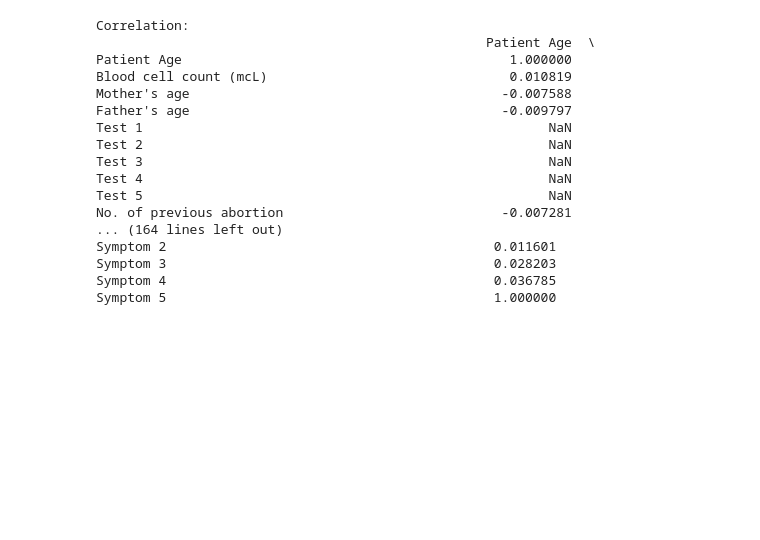
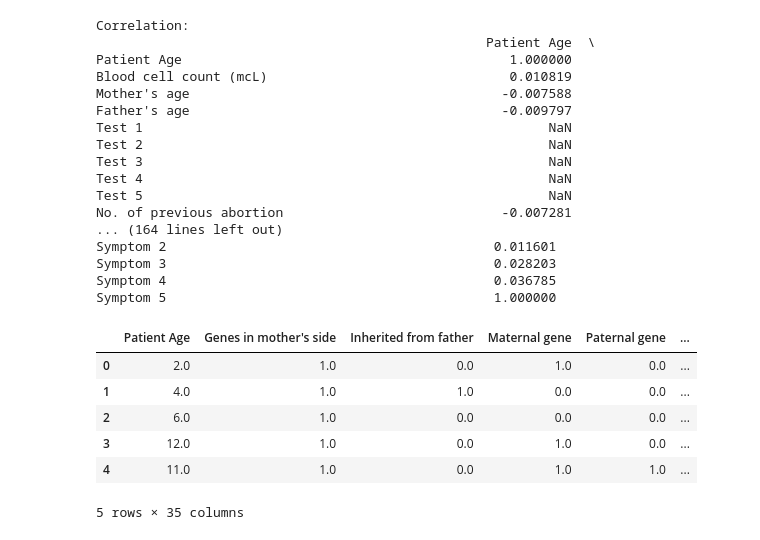
Before and after one commit to DavidHuang0621/Genomes-GeneticDisorders, a Jupyter notebook: EDA.ipynb, the cells around one changed output. Cells and saved outputs as stored; diff of their text form; code cells hidden in the pictures; blank space fills up the shorter version.

```diff
--- a/EDA.ipynb
+++ b/EDA.ipynb
@@ -161,2 +162,2 @@ plt.show()
 # %%
-df.drop(["Birth asphyxia", "Autopsy shows birth defect (if applicable)"], axis=1)
+df.drop(["Birth asphyxia", "Autopsy shows birth defect (if applicable)"], inplace=True, axis=1)
@@ -178,8 +165,8 @@ df.drop(["Birth asphyxia", "Autopsy shows birth defect (if applicable)"], axis=1
 df["Patient Age"].fillna(str(df["Patient Age"].mode().values[0]),inplace=True)
 df["Inherited from father"].fillna(str(df["Inherited from father"].mode().values[0]),inplace=True)
 df["Maternal gene"].fillna(str(df["Maternal gene"].mode().values[0]),inplace=True)
-df["Mother's age"].fillna(str(df["Mother's age"].mode().values[0]),inplace=True)
-df["Father's age"].fillna(str(df["Father's age"].mode().values[0]),inplace=True)
+df["Mother's age"].fillna(df["Mother's age"].mode().values[0],inplace=True)
+df["Father's age"].fillna(df["Father's age"].mode().values[0],inplace=True)
 df["Test 1"].fillna(df["Test 1"].mode().values[0],inplace=True)
 df["Test 2"].fillna(df["Test 2"].mode().values[0],inplace=True)
 df["Test 3"].fillna(df["Test 3"].mode().values[0],inplace=True)
@@ -187,7 +174,6 @@ df["Test 4"].fillna(df["Test 4"].mode().values[0],inplace=True)
 df["Test 5"].fillna(df["Test 5"].mode().values[0],inplace=True)
 df["Respiratory Rate (breaths/min)"].fillna(str(df["Respiratory Rate (breaths/min)"].mode().values[0]),inplace=True)
 df["Heart Rate (rates/min"].fillna(str(df["Heart Rate (rates/min"].mode().values[0]),inplace=True)
-df["Parental consent"].fillna(str(df["Parental consent"].mode().values[0]),inplace=True)
 df["Follow-up"].fillna(str(df["Follow-up"].mode().values[0]),inplace=True)
 df["Gender"].fillna(str(df["Gender"].mode().values[0]),inplace=True)
 df["Folic acid details (peri-conceptional)"].fillna(str(df["Folic acid details (peri-conceptional)"].mode().values[0]),inplace=True)
@@ -201,7 +187,7 @@ df["Symptom 3"].fillna(df["Symptom 3"].mode().values[0],inplace=True)
 df["Symptom 4"].fillna(df["Symptom 4"].mode().values[0],inplace=True)
 df["Symptom 5"].fillna(df["Symptom 5"].mode().values[0],inplace=True)
 df["History of anomalies in previous pregnancies"].fillna(str(df["History of anomalies in previous pregnancies"].mode().values[0]),inplace=True)
-df["No. of previous abortion"].fillna(str(df["No. of previous abortion"].mode().values[0]),inplace=True)
+df["No. of previous abortion"].fillna(df["No. of previous abortion"].mode().values[0],inplace=True)
 df["Birth defects"].fillna(str(df["Birth defects"].mode().values[0]),inplace=True)
 df["White Blood cell count (thousand per microliter)"].fillna(df["White Blood cell count (thousand per microliter)"].median(),inplace=True)
 df["Blood test result"].fillna(str(df["Blood test result"].mode().values[0]),inplace=True)
@@ -275,0 +239,29 @@ Encode_Data["Disorder_Subclass"] = Encode_Func.fit_transform(Encode_Data["Disord
+# %%
+encode_data = df.copy()
+encoder = LabelEncoder()
+
+encode_data["Genes in mother's side"] = encoder.fit_transform(encode_data["Genes in mother's side"])
+encode_data["Inherited from father"] = encoder.fit_transform(encode_data["Inherited from father"])
+encode_data["Maternal gene"] = encoder.fit_transform(encode_data["Maternal gene"])
+encode_data["Paternal gene"] = encoder.fit_transform(encode_data["Paternal gene"])
+encode_data["Mother's age"] = encoder.fit_transform(encode_data["Mother's age"])
+encode_data["Paternal gene"] = encoder.fit_transform(encode_data["Paternal gene"])
+encode_data["Status"] = encoder.fit_transform(encode_data["Status"])
+encode_data["Respiratory Rate (breaths/min)"] = encoder.fit_transform(encode_data["Respiratory Rate (breaths/min)"])
+encode_data["Heart Rate (rates/min"] = encoder.fit_transform(encode_data["Heart Rate (rates/min"])
+encode_data["Follow-up"] = encoder.fit_transform(encode_data["Follow-up"])
+encode_data["Gender"] = encoder.fit_transform(encode_data["Gender"])
+encode_data["Folic acid details (peri-conceptional)"] = encoder.fit_transform(encode_data["Folic acid details (peri-conceptional)"])
+encode_data["H/O serious maternal illness"] = encoder.fit_transform(encode_data["H/O serious maternal illness"])
+encode_data["H/O radiation exposure (x-ray)"] = encoder.fit_transform(encode_data["H/O radiation exposure (x-ray)"])
+encode_data["H/O substance abuse"] = encoder.fit_transform(encode_data["H/O substance abuse"])
+encode_data["Assisted conception IVF/ART"] = encoder.fit_transform(encode_data["Assisted conception IVF/ART"])
+encode_data["History of anomalies in previous pregnancies"] = encoder.fit_transform(encode_data["History of anomalies in previous pregnancies"])
+encode_data["No. of previous abortion"] = encoder.fit_transform(encode_data["No. of previous abortion"])
+encode_data["Birth defects"] = encoder.fit_transform(encode_data["Birth defects"])
+encode_data["Blood test result"] = encoder.fit_transform(encode_data["Blood test result"])
+encode_data["Genetic Disorder"] = encoder.fit_transform(encode_data["Genetic Disorder"])
+encode_data["Disorder Subclass"] = encoder.fit_transform(encode_data["Disorder Subclass"])
+# %%
+encode_data = encode_data.astype("float32")
+print(encode_data.info())
@@ -294,3 +304,13 @@ Symptom 2                                          0.011601
 Symptom 3                                          0.028203
 Symptom 4                                          0.036785
 Symptom 5                                          1.000000
+# %%
+encode_data.head()
+# %% [output]
+|  | Patient Age | Genes in mother's side | Inherited from father | Maternal gene | Paternal gene | ... |
+| 0 | 2.0 | 1.0 | 0.0 | 1.0 | 0.0 | ... |
+| 1 | 4.0 | 1.0 | 1.0 | 0.0 | 0.0 | ... |
+| 2 | 6.0 | 1.0 | 0.0 | 0.0 | 0.0 | ... |
+| 3 | 12.0 | 1.0 | 0.0 | 1.0 | 0.0 | ... |
+| 4 | 11.0 | 1.0 | 0.0 | 1.0 | 1.0 | ... |
+5 rows × 35 columns
```
Also changed, not shown: parts of 13 cells of this notebook, 2 other files.
